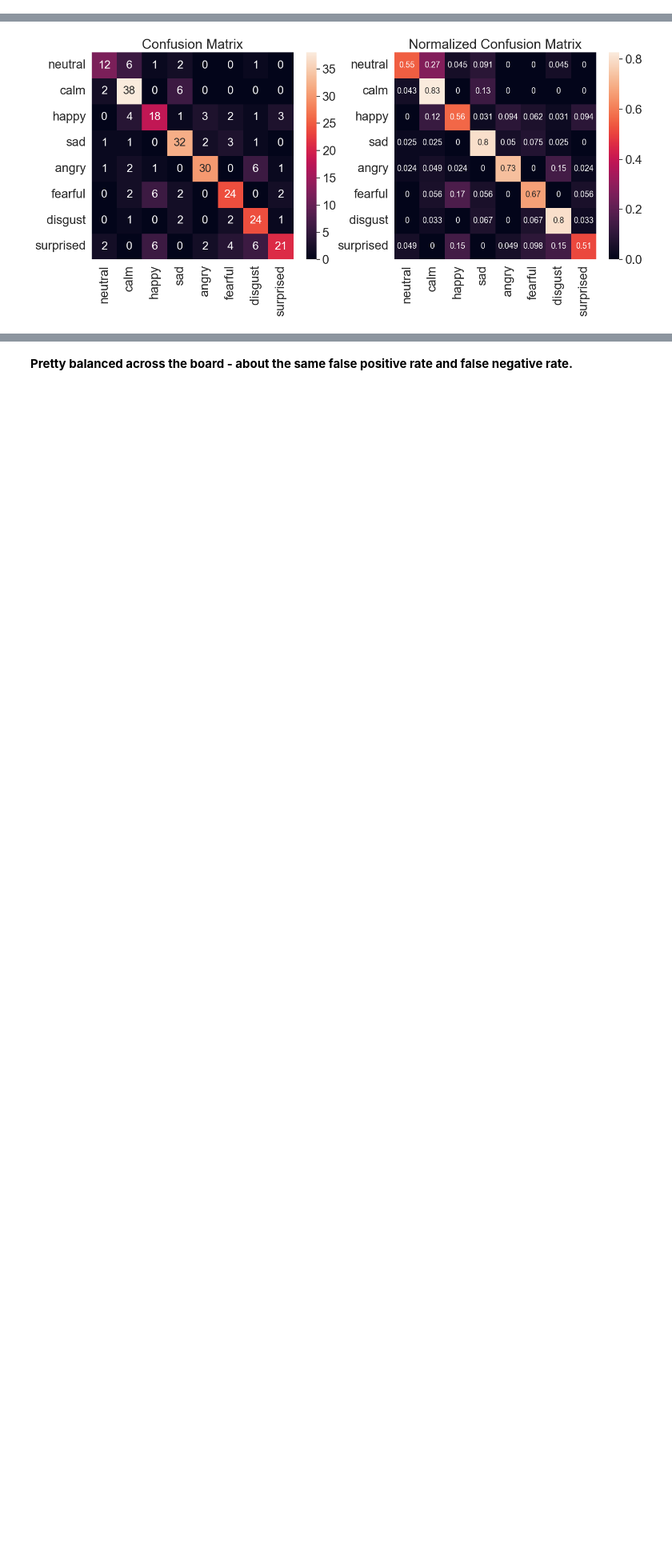
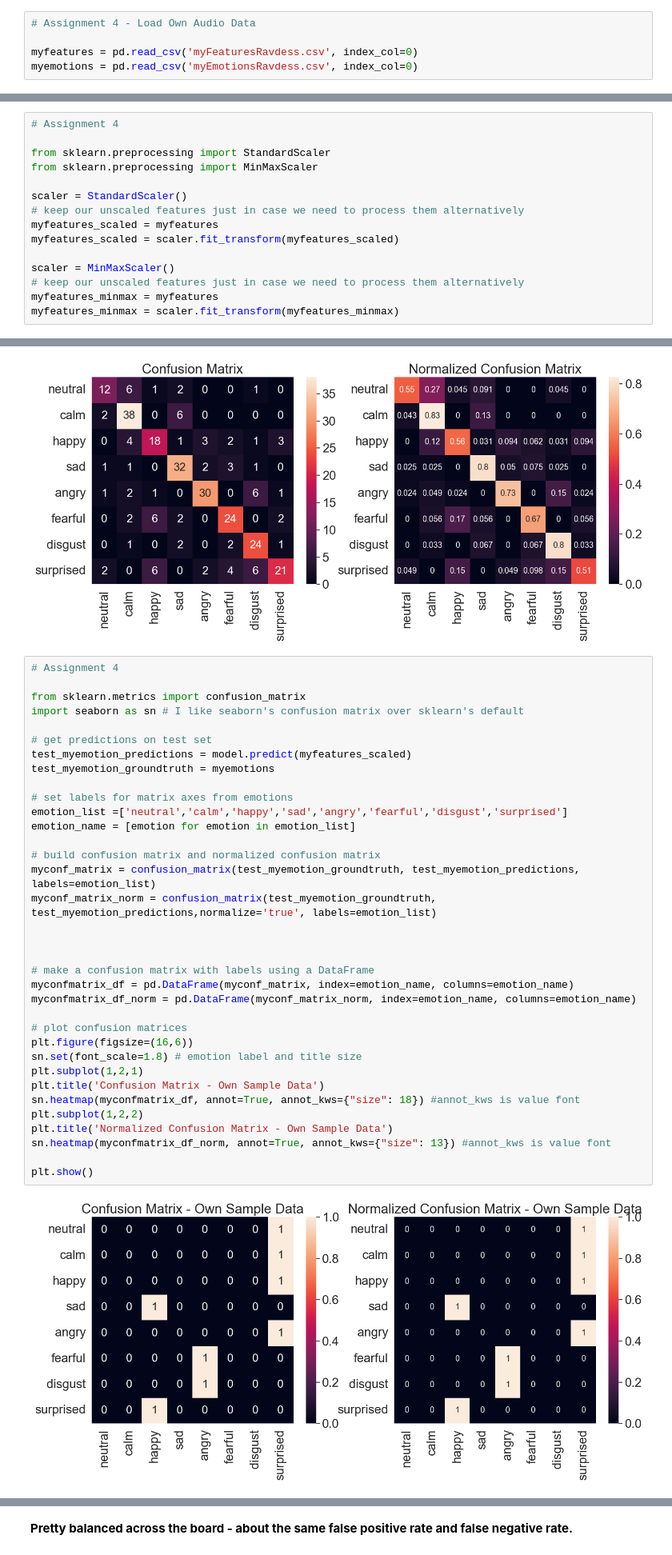
Before and after one commit to nathancdy/Week4-NeuralNetworks, a Jupyter notebook: Week4__Neural_Networks.ipynb, the cells around one changed output, grey strips where cells are left out. Shown at 80% size. Cells and saved outputs as stored; diff of their text form; blank space fills up the shorter version.

Commit message:
Completed tests on own audio data

```diff
--- a/Week4__Neural_Networks.ipynb
+++ b/Week4__Neural_Networks.ipynb
@@ -200,6 +200,11 @@ Once saved you only need to load them later by running the cell below, and **ski
 # %%
 features=pd.read_csv('featuresRavdess.csv',index_col=0)
 emotions=pd.read_csv('emotionsRavdess.csv',index_col=0)
+# %%
+# Assignment 4 - Load Own Audio Data
+
+myfeatures = pd.read_csv('myFeaturesRavdess.csv', index_col=0)
+myemotions = pd.read_csv('myEmotionsRavdess.csv', index_col=0)
 # %% [markdown]
 Let's see what the features we extracted look like:
 # %%
@@ -287,6 +312,21 @@ scaler = MinMaxScaler()
 # keep our unscaled features just in case we need to process them alternatively
 features_minmax = features
 features_minmax = scaler.fit_transform(features_minmax)
+# %%
+# Assignment 4
+
+from sklearn.preprocessing import StandardScaler
+from sklearn.preprocessing import MinMaxScaler
+
+scaler = StandardScaler()
+# keep our unscaled features just in case we need to process them alternatively
+myfeatures_scaled = myfeatures
+myfeatures_scaled = scaler.fit_transform(myfeatures_scaled)
+
+scaler = MinMaxScaler()
+# keep our unscaled features just in case we need to process them alternatively
+myfeatures_minmax = myfeatures
+myfeatures_minmax = scaler.fit_transform(myfeatures_minmax)
 # %% [markdown]
 Make sure our features are properly scaled:
 # %%
@@ -630,6 +700,43 @@ plt.show()
 # create 2 matrices for own audio for a4 (ONLY USE AS TEST SAMPLES, DO NOT TRAIN)
 # %% [output]
 [figure]
+# %%
+# Assignment 4
+
+from sklearn.metrics import confusion_matrix
+import seaborn as sn # I like seaborn's confusion matrix over sklearn's default
+
+# get predictions on test set
+test_myemotion_predictions = model.predict(myfeatures_scaled)
+test_myemotion_groundtruth = myemotions
+
+# set labels for matrix axes from emotions
+emotion_list =['neutral','calm','happy','sad','angry','fearful','disgust','surprised']
+emotion_name = [emotion for emotion in emotion_list]
+
+# build confusion matrix and normalized confusion matrix
+myconf_matrix = confusion_matrix(test_myemotion_groundtruth, test_myemotion_predictions, labels=emotion_list)
+myconf_matrix_norm = confusion_matrix(test_myemotion_groundtruth, test_myemotion_predictions,normalize='true', labels=emotion_list)
+
+
+
+# make a confusion matrix with labels using a DataFrame
+myconfmatrix_df = pd.DataFrame(myconf_matrix, index=emotion_name, columns=emotion_name)
+myconfmatrix_df_norm = pd.DataFrame(myconf_matrix_norm, index=emotion_name, columns=emotion_name)
+
+# plot confusion matrices
+plt.figure(figsize=(16,6))
+sn.set(font_scale=1.8) # emotion label and title size
+plt.subplot(1,2,1)
+plt.title('Confusion Matrix - Own Sample Data')
+sn.heatmap(myconfmatrix_df, annot=True, annot_kws={"size": 18}) #annot_kws is value font
+plt.subplot(1,2,2)
+plt.title('Normalized Confusion Matrix - Own Sample Data')
+sn.heatmap(myconfmatrix_df_norm, annot=True, annot_kws={"size": 13}) #annot_kws is value font
+
+plt.show()
+# %% [output]
+[figure, added]
 # %% [markdown]
 The sum of elements in the left matrix is size of our test set, which is the length of y_test. That should be 0.2*1435 = 287. The matrix on the right shows each element as a percentage of samples in that class. Each row adds up to 100%, i.e. each row represents all samples of a particular emotion.
 
```
Also changed, not shown: parts of 5 cells of this notebook.
